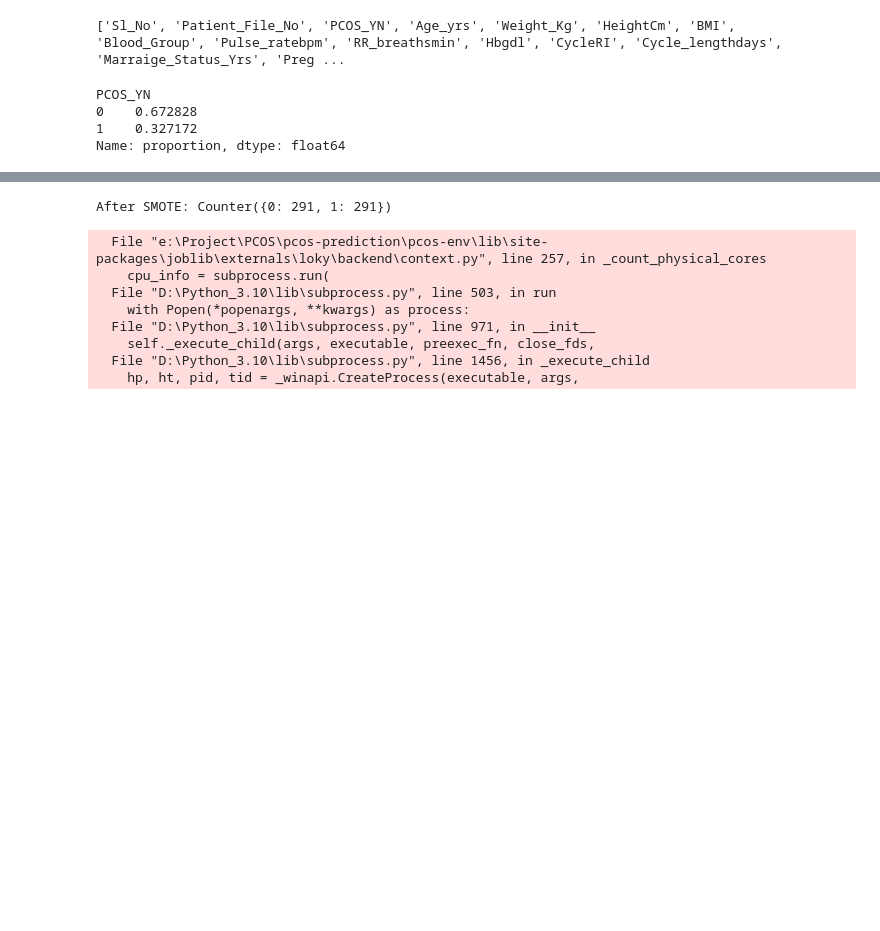
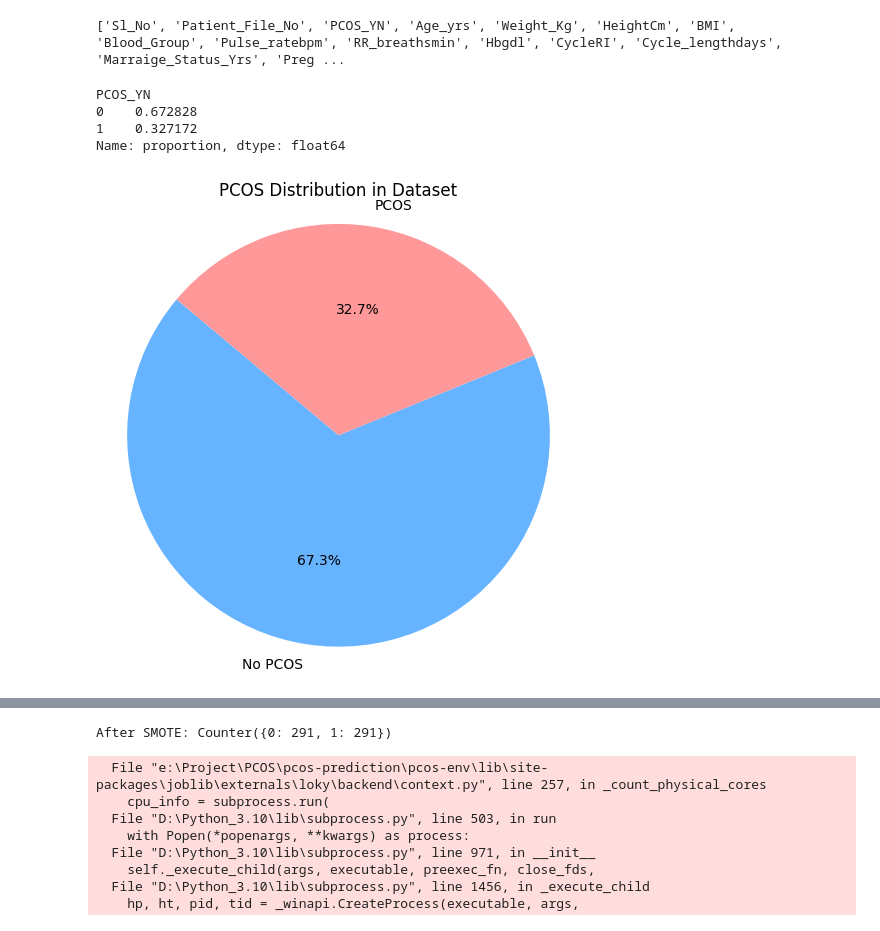
Before and after one commit to sivan73/pcos-prediction, a Jupyter notebook: notebooks/PCOS_Model_With_LIME.ipynb, the cells around one changed output, grey strips where cells are left out. Cells and saved outputs as stored; diff of their text form; code cells hidden in the pictures; blank space fills up the shorter version.

```diff
--- a/notebooks/PCOS_Model_With_LIME.ipynb
+++ b/notebooks/PCOS_Model_With_LIME.ipynb
@@ -184,3 +258,19 @@ PCOS_YN
 0    0.672828
 1    0.327172
 Name: proportion, dtype: float64
+# %%
+# Proportions of PCOS_YN
+pcos_proportions = df['PCOS_YN'].value_counts(normalize=True)
+
+# Labels and colors
+labels = ['No PCOS', 'PCOS']
+colors = ['#66b3ff', '#ff9999']
+
+# Create pie chart
+plt.figure(figsize=(6, 6))
+plt.pie(pcos_proportions, labels=labels, autopct='%1.1f%%', colors=colors, startangle=140)
+plt.title('PCOS Distribution in Dataset')
+plt.axis('equal')  # Equal aspect ratio ensures pie is drawn as a circle
+plt.show()
+# %% [output]
+[figure, added]
```
Also changed, not shown: parts of 10 cells of this notebook, 1 other file.
